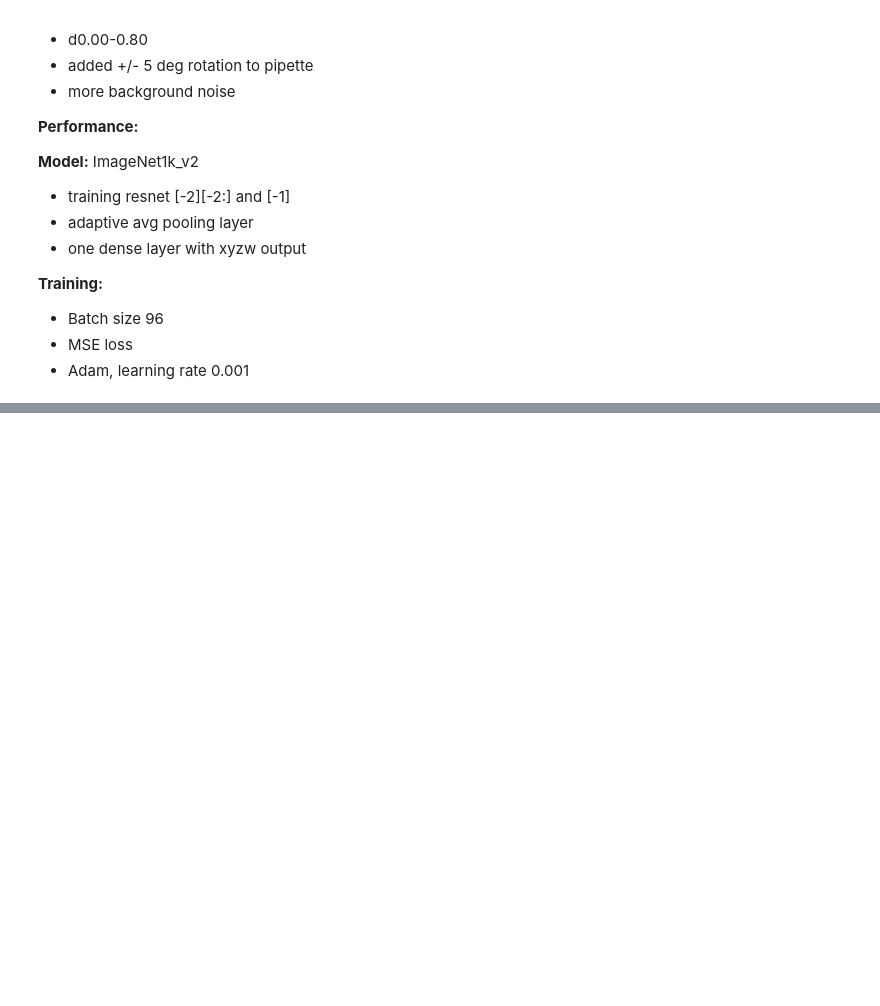
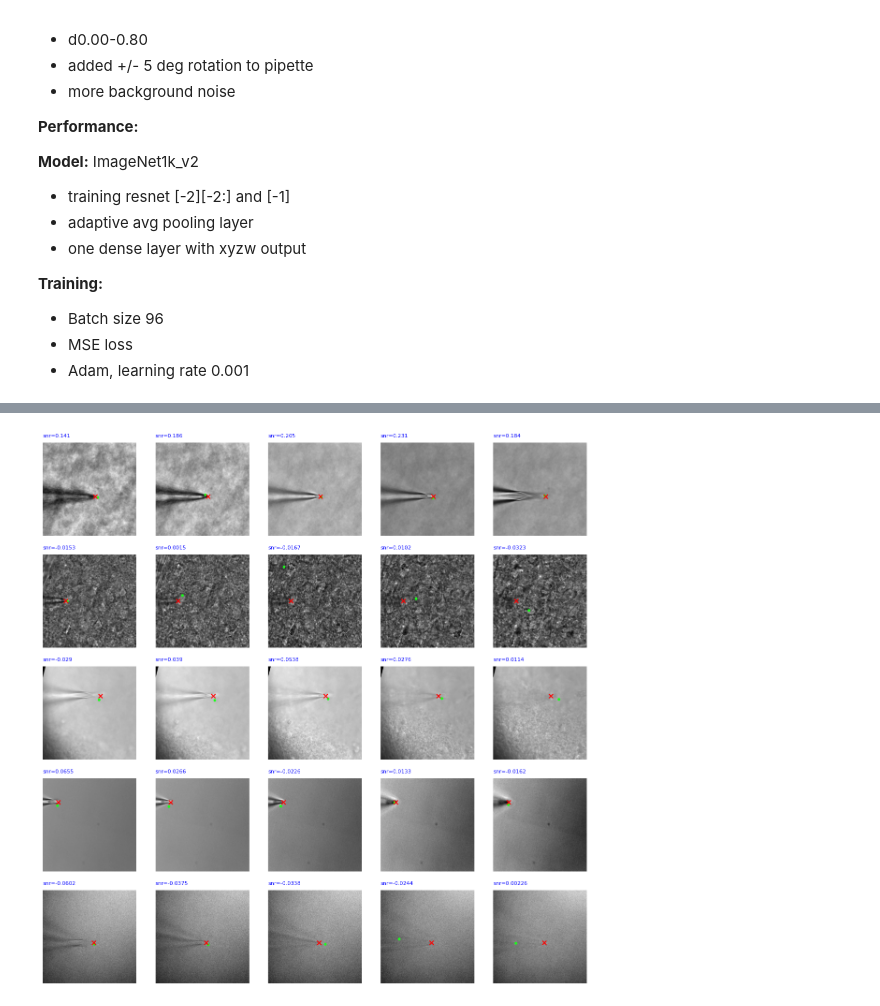
Before and after one commit to outofculture/pipette-detection, a Jupyter notebook: 04_more_increased_difficulty.ipynb, the cells around one changed output, grey strips where cells are left out. Saved outputs shown, nothing was run; the diff lists cells and outputs as text; code cells hidden in the pictures; blank space fills up the shorter version.

```diff
--- a/04_more_increased_difficulty.ipynb
+++ b/04_more_increased_difficulty.ipynb
@@ -306,0 +386,24 @@ for j,level in enumerate(training_data.levels):
+# %%
+for test_ds in test_data:
+    img = test_ds['rotated_data']
+    image_tensor = make_image_tensor(img)
+    model.eval()  # set model to inference mode
+    with torch.no_grad():
+        pred = model(image_tensor).cpu().numpy()
+    test_ds['pred'] = pos_normalizer.denormalize(pred)
+# %%
+fig, ax = plt.subplots(len(test_data), 5, figsize=(15, 3*len(test_data)))
+for i,test_ds in enumerate(test_data):
+    img = test_ds['rotated_data']
+    pred = test_ds['pred']
+    inds = np.linspace(0, len(img)-1, 7).astype(int)[1:-1]
+
+    for j,ind in enumerate(inds):
+        ax[i, j].imshow(img[ind, ..., 0], cmap='gray')
+        ax[i, j].scatter(pred[ind, 2], pred[ind, 1], color=(0.1, 1.0, 0.1), s=10)
+        ax[i, j].scatter(test_ds['rotated_position'][1], test_ds['rotated_position'][0], color='red', s=40, marker='x')
+        ax[i, j].axis('off')
+        snr_str = f'snr={pred[ind, 3]:0.3g}'
+        ax[i, j].text(0, -40, snr_str, fontsize=8, color='blue', verticalalignment='top')
+# %% [output]
+[figure, added]
```
Also changed, not shown: parts of 14 cells of this notebook, 4 other files.
